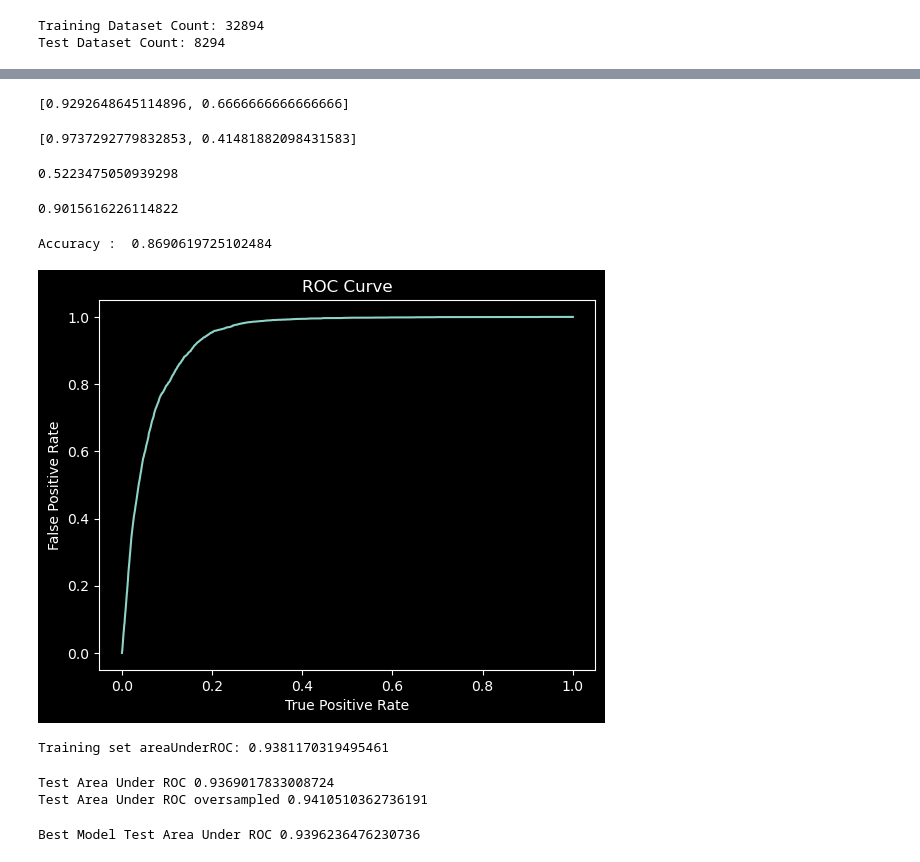
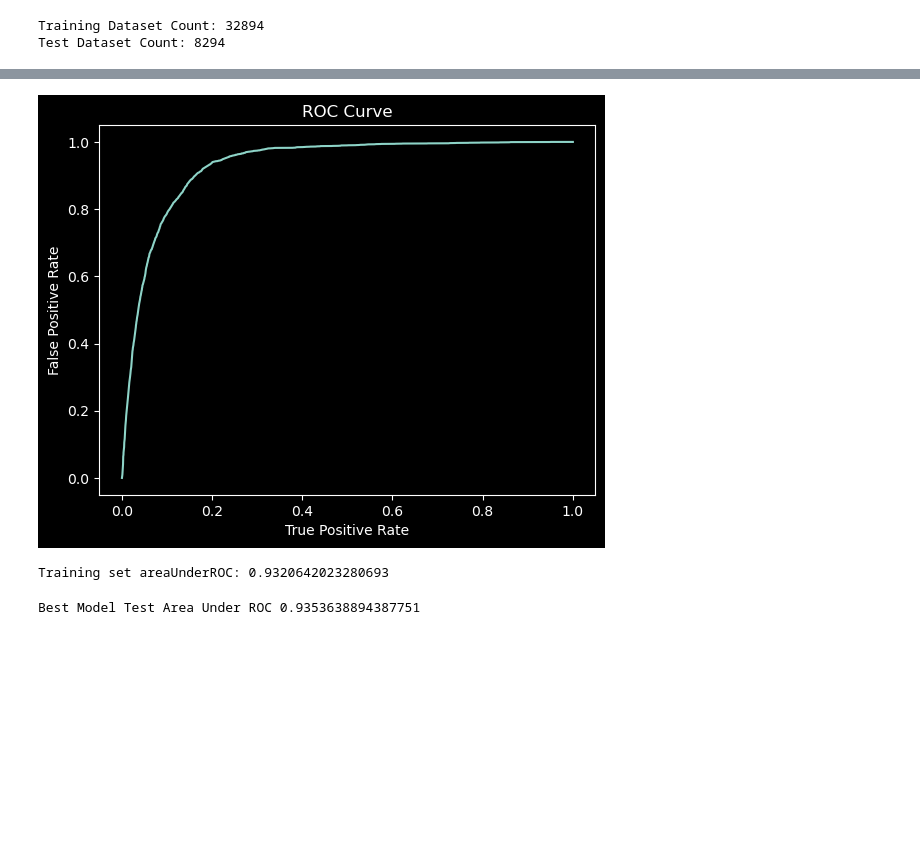
Before and after one commit to 0Architectus0/BAN5753_MiniProject2, a Jupyter notebook: script/experimentation.ipynb, the cells around one changed output, grey strips where cells are left out. Drawn from its saved outputs; the diff is of its cells as text; code cells hidden in the pictures; blank space fills up the shorter version.

```diff
--- a/script/experimentation.ipynb
+++ b/script/experimentation.ipynb
@@ -535,3 +418,7 @@ result = model.transform(df6)
 # %%
-result.show(5)
+df2 = df2.drop('pdays')
+categorical_features = [t[0] for t in df2.dtypes if t[1] == 'string' and t[0]!='y' ]
+categorical_features
+numeric_features = [t[0] for t in df2.dtypes if t[1] != 'string' and t[0] != 'wasPreviouslyContacted' and t[0]!='y_ind']
+numeric_features
 # %% [output]
@@ -579,4 +466,4 @@ scaler = StandardScaler()\
          #.setHandleInvalid("skip")
 
 pipeline = Pipeline(stages=indexers + y_indexer + [encoder, assembler, scaler])
-df7 = pipeline.fit(df6).transform(df6)
+df8 = pipeline.fit(df2).transform(df2)
@@ -607,4 +489,7 @@ import pandas as pd
 pd.set_option('display.max_colwidth', 80)
 pd.set_option("display.max_columns", 12)
 # %%
-df5.toPandas().scaled_features.head()
+
+df9 = df8.select(['label','scaled_features'])
+df2.write.option("header",True) \
+ .csv("../data/simple_featureset")
@@ -618,5 +496,5 @@ Name: scaled_features, dtype: object
 # %%
-train, test = df5.randomSplit([0.8, 0.2], seed = 2018)
+train, test = df9.randomSplit([0.8, 0.2], seed = 2018)
 print("Training Dataset Count: " + str(train.count()))
 print("Test Dataset Count: " + str(test.count()))
 # %% [output]
@@ -808,42 +627,13 @@ trainingSummary.falsePositiveRateByLabel
-# %%
-trainingSummary.precisionByLabel
-# %% [output]
-[0.9292648645114896, 0.6666666666666666]
-# %%
-trainingSummary.recallByLabel
-# %% [output]
-[0.9737292779832853, 0.41481882098431583]
-# %%
-trainingSummary.weightedFalsePositiveRate
-# %% [output]
-0.5223475050939298
-# %%
-trainingSummary.weightedFMeasure()
-# %% [output]
-0.9015616226114822
-# %%
-accuracy = predictions2.filter(predictions.label == predictions2.prediction).count() / float(predictions2.count())
-print("Accuracy : ",accuracy)
-# %% [output]
-Accuracy :  0.8690619725102484
 # %%
-trainingSummary = lrModel.summary
+
 roc = trainingSummary.roc.toPandas()
 plt.plot(roc['FPR'],roc['TPR'])
 plt.ylabel('False Positive Rate')
 plt.xlabel('True Positive Rate')
 plt.title('ROC Curve')
 plt.show()
 print('Training set areaUnderROC: ' + str(trainingSummary.areaUnderROC))
 # %% [output]
-[figure, old version]
+[figure, new version]
-Training set areaUnderROC: 0.9381170319495461
+Training set areaUnderROC: 0.9320642023280693
-# %%
-from pyspark.ml.evaluation import BinaryClassificationEvaluator
-evaluator = BinaryClassificationEvaluator()
-print('Test Area Under ROC', evaluator.evaluate(predictions))
-print('Test Area Under ROC oversampled', evaluator.evaluate(predictions2))
-# %% [output]
-Test Area Under ROC 0.9369017833008724
-Test Area Under ROC oversampled 0.9410510362736191
 # %%
@@ -863,9 +656,9 @@ cvModel = cv.fit(train_over)
 # %%
 ## Evaluate Best Model
-predictions = cvModel.transform(test)
-print('Best Model Test Area Under ROC', evaluator.evaluate(predictions))
+cv_predictions = cvModel.transform(test)
+print('Best Model Test Area Under ROC', evaluator.evaluate(cv_predictions))
 # %% [output]
-Best Model Test Area Under ROC 0.9396236476230736
+Best Model Test Area Under ROC 0.9353638894387751
 # %%
 cvModel.bestModel
 # %% [output]
```
Also changed, not shown: parts of 66 cells of this notebook, 8 other files.
